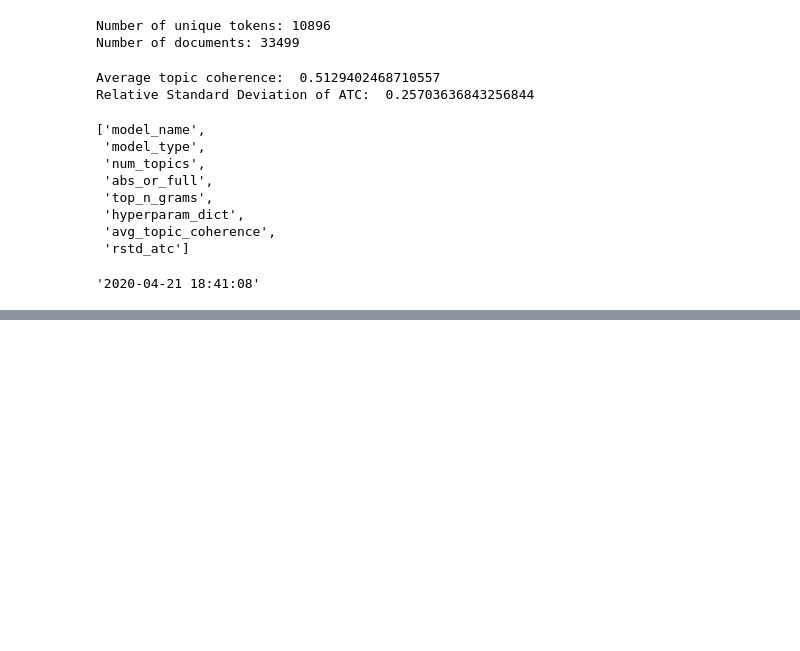
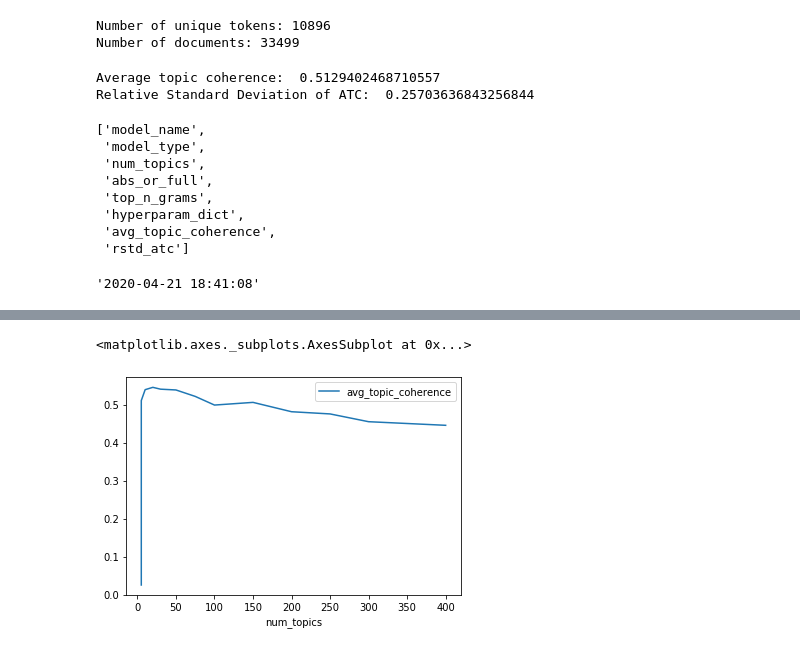
Before and after one commit to kmirijan/ML-COVID-CORD, a Jupyter notebook: Streamline_Modeling.ipynb, the cells around one changed output, grey strips where cells are left out. Drawn from its saved outputs; the diff is of its cells as text; code cells hidden in the pictures; blank space fills up the shorter version.

Commit message:
Done Processing and Plotting Abs

```diff
--- a/Streamline_Modeling.ipynb
+++ b/Streamline_Modeling.ipynb
@@ -110,0 +109,10 @@ for num_topics in NUM_TOPICS_LIST:
+# %%
+model_type = 'lda'
+abs_or_full = 'abs'
+top_n_grams = 1
+hyperparam_dict = None
+
+for num_topics in NUM_TOPICS_LIST:
+    lda_model = process_tools.make_lda(dictionary, corpus, num_topics)
+    avg_topic_coherence, rstd_atc = process_tools.get_model_stats(lda_model, docs, dictionary, num_topics, verbose=True)
+    models_df = process_tools.add_model_row(models_df, model_type, num_topics, abs_or_full, top_n_grams, hyperparam_dict, avg_topic_coherence, rstd_atc)
@@ -110,0 +156,5 @@ for num_topics in NUM_TOPICS_LIST:
+# %%
+models_df.plot(x ='num_topics', y='avg_topic_coherence', kind = 'line')
+# %% [output]
+<matplotlib.axes._subplots.AxesSubplot at 0x...>
+[figure, added]
```
Also changed, not shown: parts of 5 cells of this notebook.
